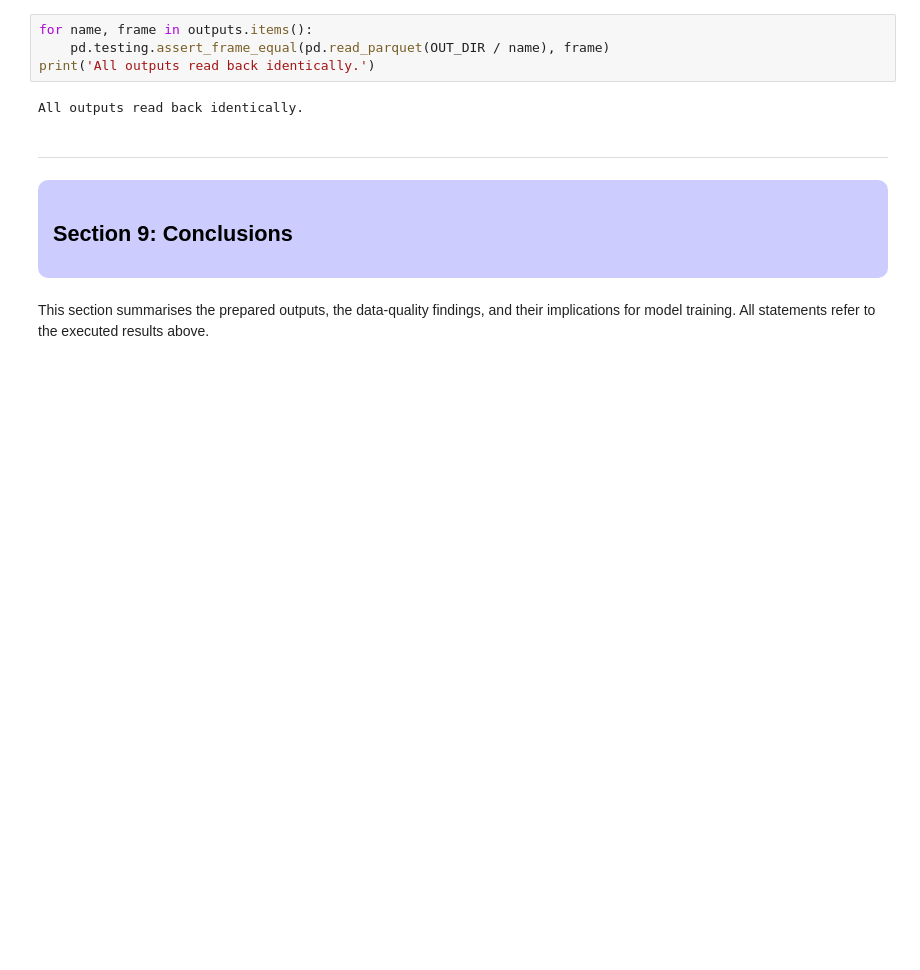
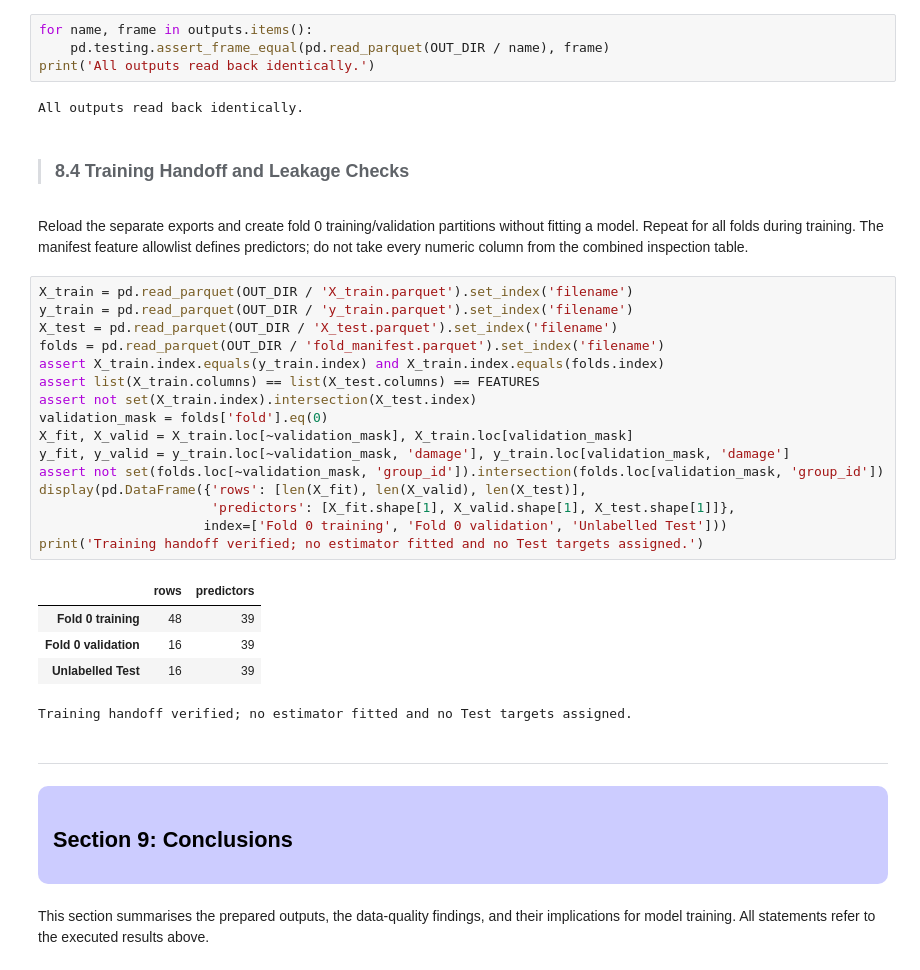
Before and after one commit to kaz-uuu/lta-train-fault-detection, a Jupyter notebook: notebooks/shm_preprocessing.ipynb, the cells around one changed output. Cells and saved outputs as stored; diff of their text form; blank space fills up the shorter version.

```diff
--- a/notebooks/shm_preprocessing.ipynb
+++ b/notebooks/shm_preprocessing.ipynb
@@ -898,6 +925,32 @@ for name, frame in outputs.items():
 print('All outputs read back identically.')
 # %% [output]
 All outputs read back identically.
+# %% [markdown]
+<blockquote><h3 id="8-4"><b>8.4 Training Handoff and Leakage Checks</b></h3></blockquote>
+# %% [markdown]
+Reload the separate exports and create fold 0 training/validation partitions without fitting a model. Repeat for all folds during training. The manifest feature allowlist defines predictors; do not take every numeric column from the combined inspection table.
+# %%
+X_train = pd.read_parquet(OUT_DIR / 'X_train.parquet').set_index('filename')
+y_train = pd.read_parquet(OUT_DIR / 'y_train.parquet').set_index('filename')
+X_test = pd.read_parquet(OUT_DIR / 'X_test.parquet').set_index('filename')
+folds = pd.read_parquet(OUT_DIR / 'fold_manifest.parquet').set_index('filename')
+assert X_train.index.equals(y_train.index) and X_train.index.equals(folds.index)
+assert list(X_train.columns) == list(X_test.columns) == FEATURES
+assert not set(X_train.index).intersection(X_test.index)
+validation_mask = folds['fold'].eq(0)
+X_fit, X_valid = X_train.loc[~validation_mask], X_train.loc[validation_mask]
+y_fit, y_valid = y_train.loc[~validation_mask, 'damage'], y_train.loc[validation_mask, 'damage']
+assert not set(folds.loc[~validation_mask, 'group_id']).intersection(folds.loc[validation_mask, 'group_id'])
+display(pd.DataFrame({'rows': [len(X_fit), len(X_valid), len(X_test)],
+                      'predictors': [X_fit.shape[1], X_valid.shape[1], X_test.shape[1]]},
+                     index=['Fold 0 training', 'Fold 0 validation', 'Unlabelled Test']))
+print('Training handoff verified; no estimator fitted and no Test targets assigned.')
+# %% [output]
+|  | rows | predictors |
+| Fold 0 training | 48 | 39 |
+| Fold 0 validation | 16 | 39 |
+| Unlabelled Test | 16 | 39 |
+Training handoff verified; no estimator fitted and no Test targets assigned.
 # %% [markdown]
 <hr>
 
```
Also changed, not shown: parts of 19 cells of this notebook, 1 other file.
